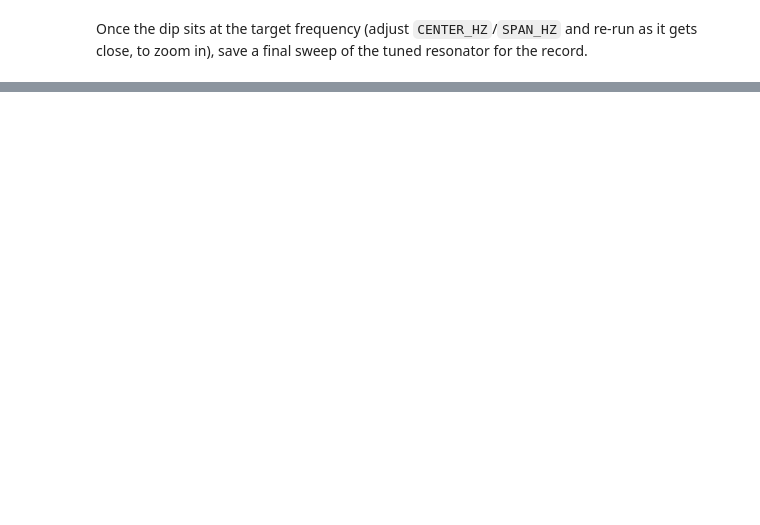
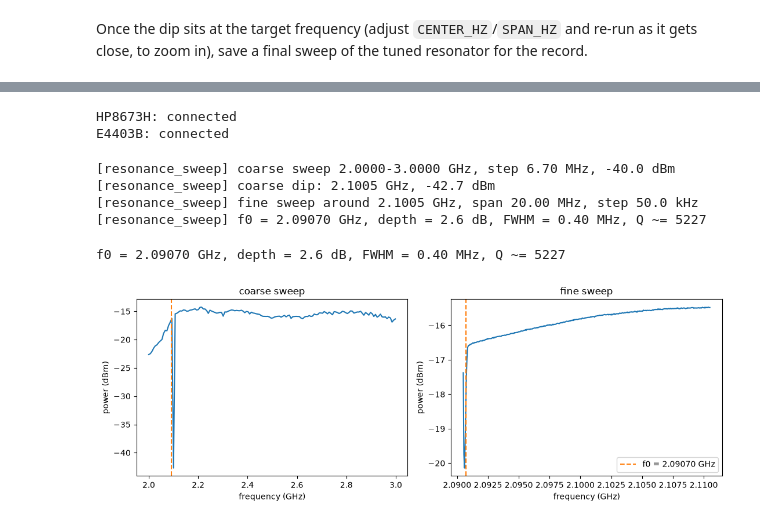
Before and after one commit to meimei2027/diamonds, a Jupyter notebook: experiment/cw_odmr.ipynb, the cells around one changed output, grey strips where cells are left out. Drawn from its saved outputs; the diff is of its cells as text; code cells hidden in the pictures; blank space fills up the shorter version.

```diff
--- a/experiment/cw_odmr.ipynb
+++ b/experiment/cw_odmr.ipynb
@@ -69,0 +82,55 @@ vna.close()
+# %%
+from hp8673h import HP8673H
+from e4403b import E4403B
+
+# See notes.md -- GPIB bus numbering isn't stable, confirm with
+# pyvisa.ResourceManager().list_resources() if these don't match.
+gen = HP8673H("GPIB1::19::INSTR")
+sa = E4403B("GPIB0::18::INSTR")
+# %% [output]
+HP8673H: connected
+E4403B: connected
+# %%
+import os
+
+RES_START_HZ = 2.0e9
+RES_STOP_HZ = 3.0e9
+COARSE_STEP_HZ = 6.7e6   # assumes Q~75; retune if the resonator's Q is very different
+FINE_SPAN_HZ = 20e6
+FINE_STEP_HZ = 50e3
+POWER_DBM = -40.0        # amplifier in the path now -- was 0.0 dBm before
+
+os.makedirs("data", exist_ok=True)
+result = gen.resonance_sweep(
+    sa, RES_START_HZ, RES_STOP_HZ, COARSE_STEP_HZ, FINE_SPAN_HZ, FINE_STEP_HZ,
+    POWER_DBM, output_prefix="data/resonance_m40dbm",
+)
+# %% [output]
+[resonance_sweep] coarse sweep 2.0000-3.0000 GHz, step 6.70 MHz, -40.0 dBm
+[resonance_sweep] coarse dip: 2.1005 GHz, -42.7 dBm
+[resonance_sweep] fine sweep around 2.1005 GHz, span 20.00 MHz, step 50.0 kHz
+[resonance_sweep] f0 = 2.09070 GHz, depth = 2.6 dB, FWHM = 0.40 MHz, Q ~= 5227
+# %%
+fig, axes = plt.subplots(1, 2, figsize=(11, 4))
+
+axes[0].plot(result["coarse_freqs_hz"] / 1e9, result["coarse_power_dbm"])
+axes[0].axvline(result["f0_hz"] / 1e9, color="C1", ls="--")
+axes[0].set_xlabel("frequency (GHz)")
+axes[0].set_ylabel("power (dBm)")
+axes[0].set_title("coarse sweep")
+
+axes[1].plot(result["fine_freqs_hz"] / 1e9, result["fine_power_dbm"])
+axes[1].axvline(result["f0_hz"] / 1e9, color="C1", ls="--", label=f"f0 = {result['f0_hz']/1e9:.5f} GHz")
+axes[1].set_xlabel("frequency (GHz)")
+axes[1].set_ylabel("power (dBm)")
+axes[1].set_title("fine sweep")
+axes[1].legend()
+
+fig.tight_layout()
+
+depth_db = result["baseline_dbm"] - result["dip_dbm"]
+print(f"f0 = {result['f0_hz']/1e9:.5f} GHz, depth = {depth_db:.1f} dB, "
+      f"FWHM = {result['fwhm_hz']/1e6:.2f} MHz, Q ~= {result['Q']:.0f}")
+# %% [output]
+f0 = 2.09070 GHz, depth = 2.6 dB, FWHM = 0.40 MHz, Q ~= 5227
+[figure, added]
```
Also changed, not shown: parts of 11 cells of this notebook, 8 other files.
